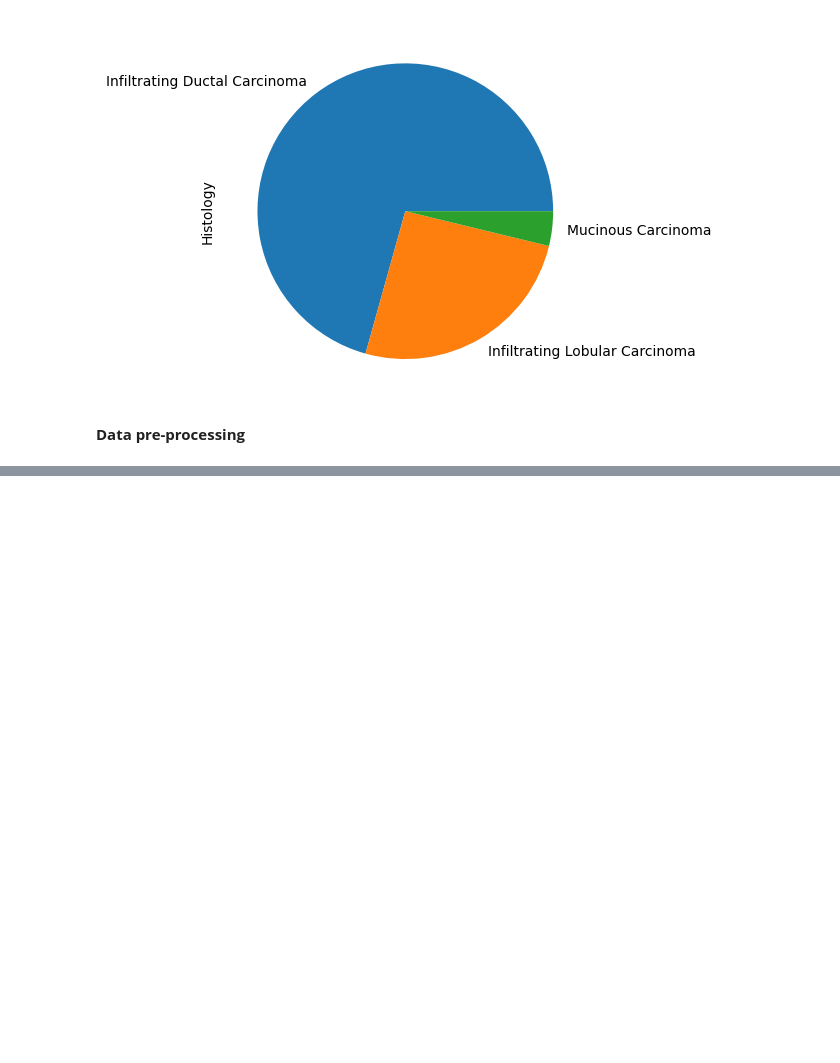
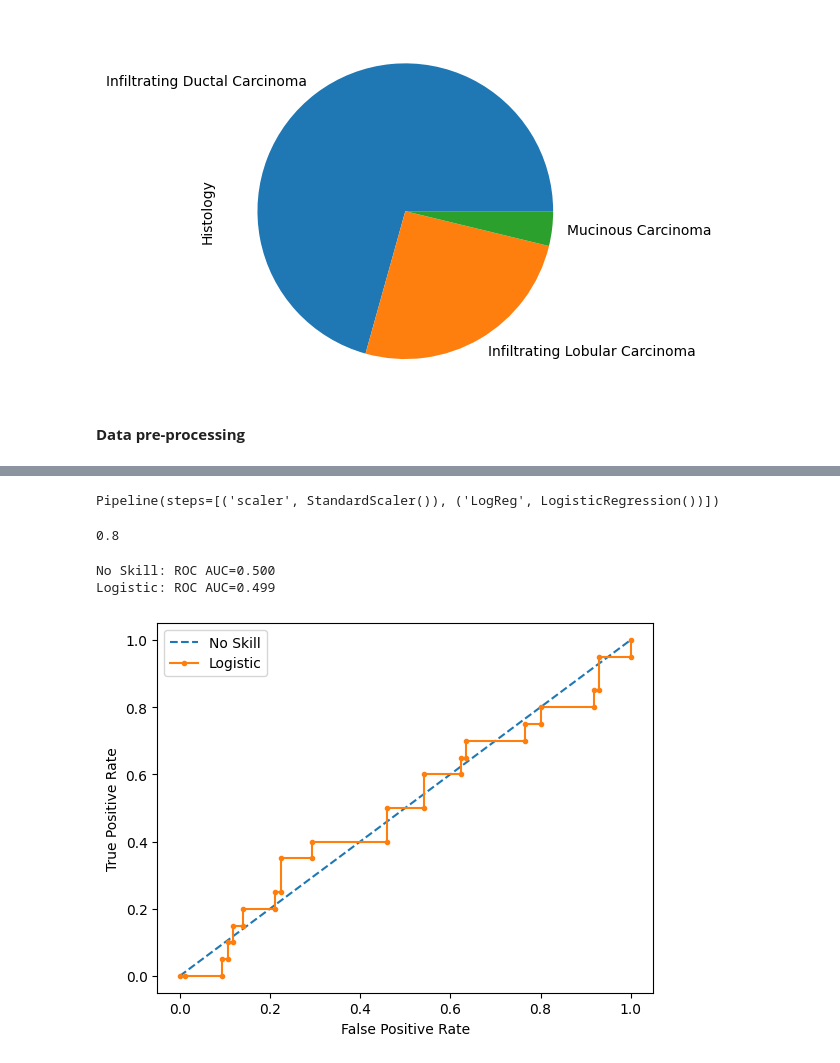
Before and after one commit to dominicfitz/Breast_Cancer_Project, a Jupyter notebook: Breast_Cancer_Project.ipynb, the cells around one changed output, grey strips where cells are left out. Drawn from its saved outputs; the diff is of its cells as text; code cells hidden in the pictures; blank space fills up the shorter version.

```diff
--- a/Breast_Cancer_Project.ipynb
+++ b/Breast_Cancer_Project.ipynb
@@ -225,0 +190,3 @@ df.corr()
+# %%
+num_cols = ["Age", "Protein1", "Protien2", "Protein3", "Protein4"]
+cat_cols = ["Gender", "Tumour_Stage", "Histology", "HER2 status", "Surgery_type"]
@@ -225,0 +204,45 @@ df.corr()
+# %%
+X_train, X_test, y_train, y_test = train_test_split(
+     X, y, test_size=0.33, random_state=42)
+# %%
+pipe = Pipeline(steps=[
+    ("scaler", StandardScaler()),
+    ("LogReg", LogisticRegression())
+])
+# %%
+pipe.fit(X_train, y_train)
+# %% [output]
+Pipeline(steps=[('scaler', StandardScaler()), ('LogReg', LogisticRegression())])
+# %%
+pipe.score(X_test, y_test)
+# %% [output]
+0.8
+# %%
+ns_probs = [0 for _ in range(len(y_test))]
+
+lr_probs = pipe.predict_proba(X_test)
+
+lr_probs = lr_probs[:, 1]
+
+ns_auc = roc_auc_score(y_test, ns_probs)
+lr_auc = roc_auc_score(y_test, lr_probs)
+
+print('No Skill: ROC AUC=%.3f' % (ns_auc))
+print('Logistic: ROC AUC=%.3f' % (lr_auc))
+
+ns_fpr, ns_tpr, _ = roc_curve(y_test, ns_probs)
+lr_fpr, lr_tpr, _ = roc_curve(y_test, lr_probs)
+
+plt.plot(ns_fpr, ns_tpr, linestyle='--', label='No Skill')
+plt.plot(lr_fpr, lr_tpr, marker='.', label='Logistic')
+
+plt.xlabel('False Positive Rate')
+plt.ylabel('True Positive Rate')
+
+plt.legend()
+
+plt.show()
+# %% [output]
+No Skill: ROC AUC=0.500
+Logistic: ROC AUC=0.499
+[figure, added]
```
Also changed, not shown: parts of 14 cells of this notebook.
